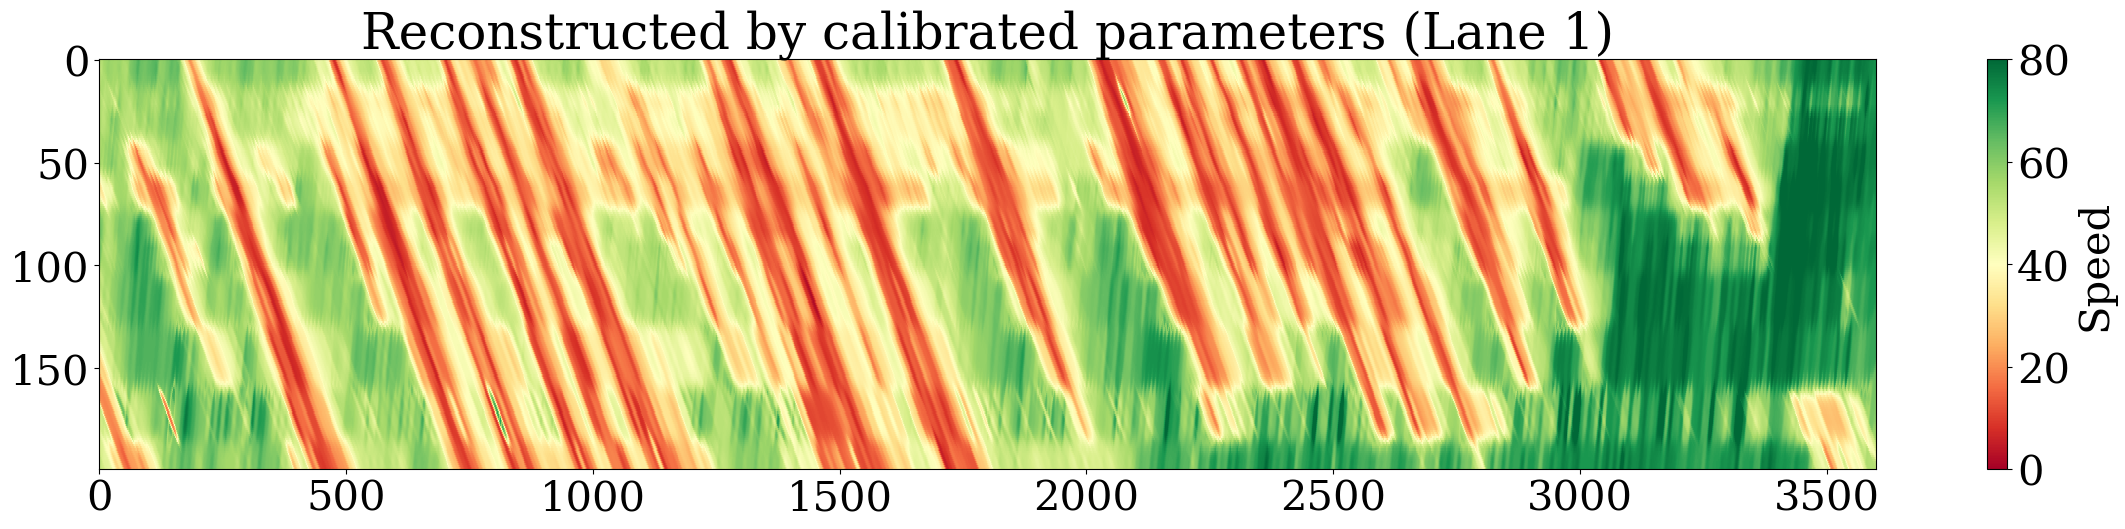
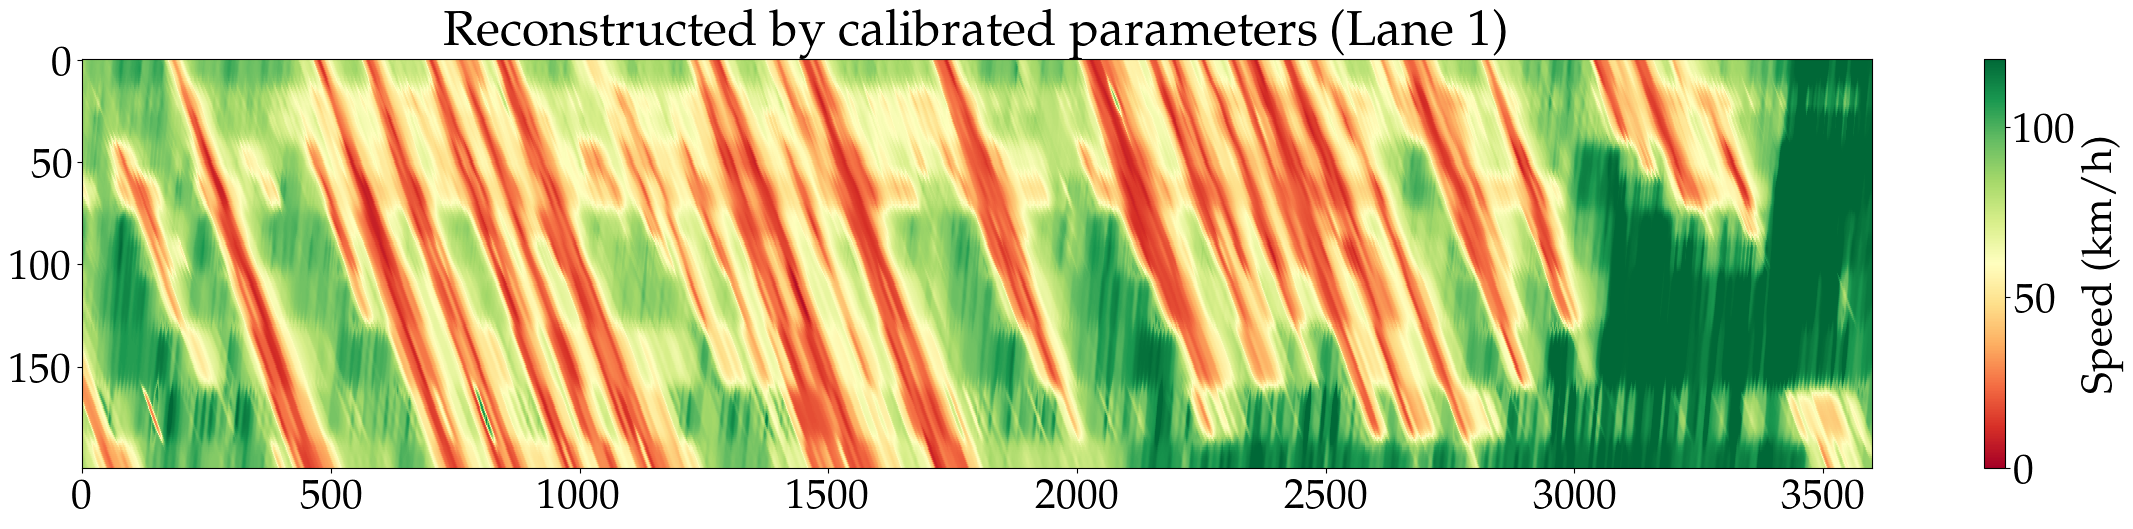
The change to this notebook cell's code, shown as a diff; its figure went from the first image to the second:
--- before
+++ after
@@ -1,6 +1,7 @@
 plt.figure(figsize=(24, 6))
 plt.rcParams.update({'font.size': 30, 'font.family': 'serif'})
-plt.imshow(calibrated_asm_speed, cmap='RdYlGn', interpolation='nearest', origin='lower',vmin=0, vmax=80, aspect='auto')
-plt.colorbar(label='Speed')
+plt.imshow(MILE_TO_KM * calibrated_asm_speed, cmap='RdYlGn', 
+           interpolation='nearest', origin='lower',vmin=0, vmax=120, aspect='auto')
+plt.colorbar(label='Speed (km/h)')
 plt.title('Reconstructed by calibrated parameters (Lane 1)')
 plt.tight_layout()

Commit: Update